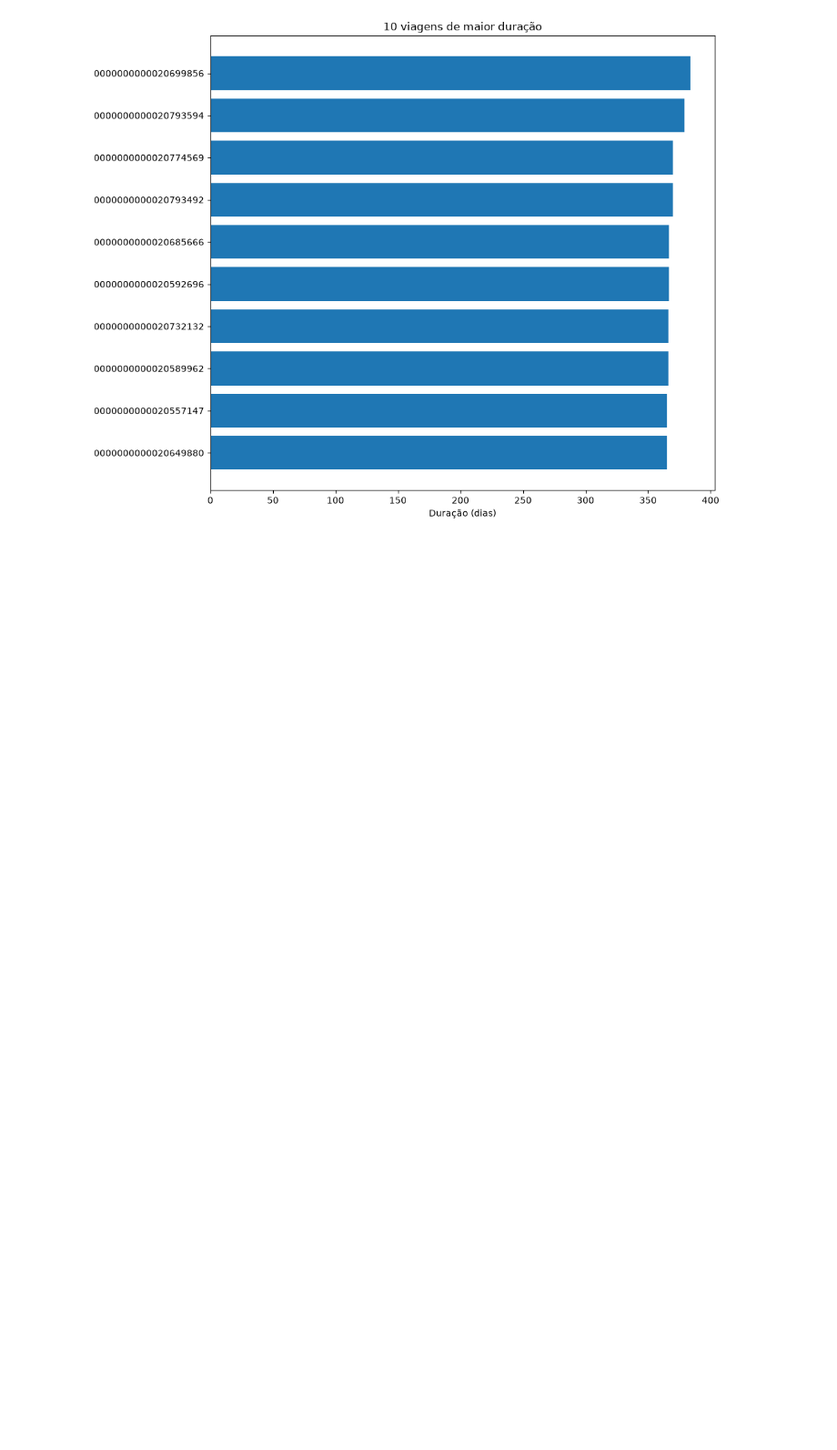
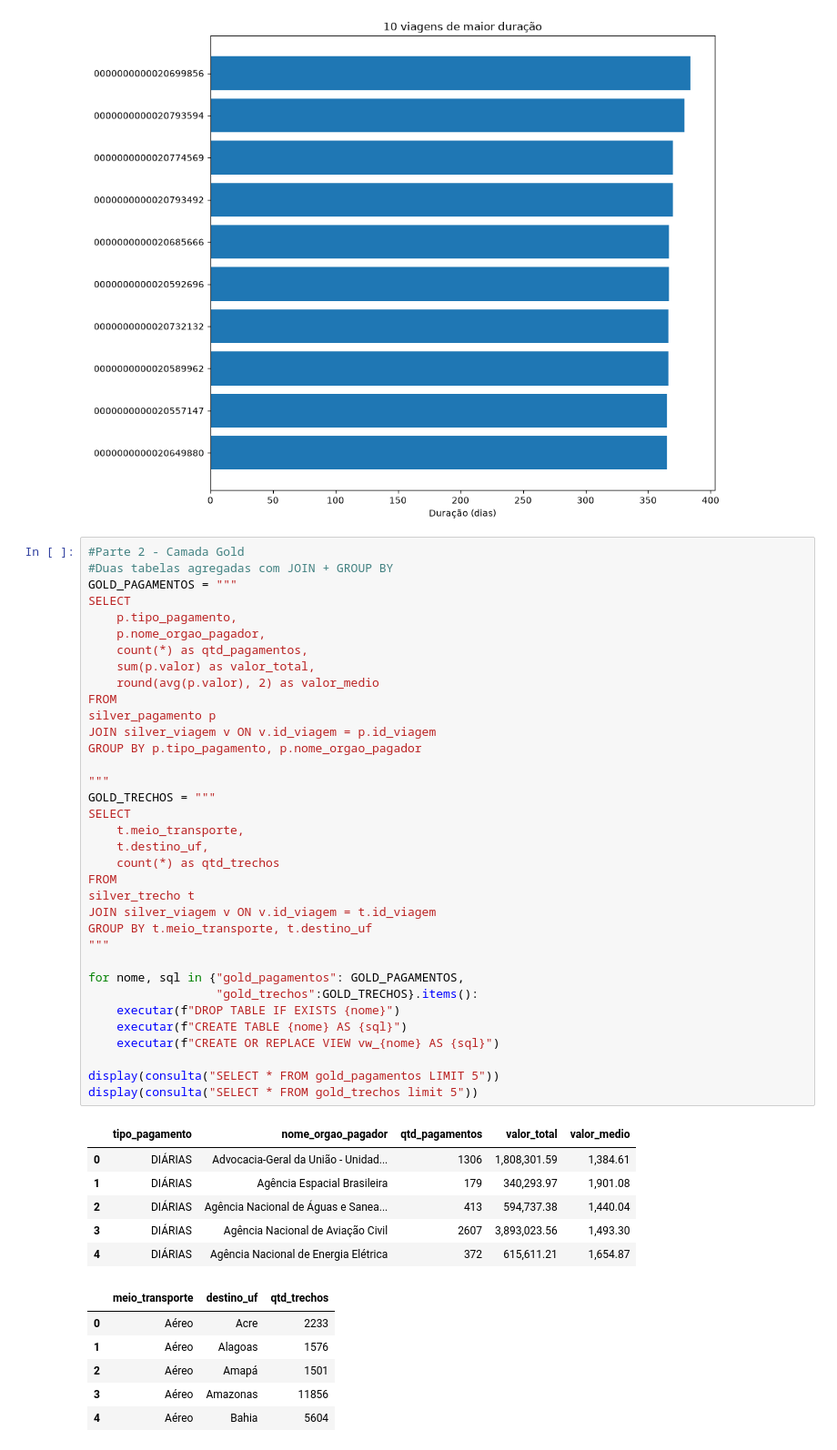
Before and after one commit to jhenrique131/M-dulo-1---Projeto-de-Recupera-o, a Jupyter notebook: 3_analise.ipynb, the cells around one changed output. Shown at 91% size. Saved outputs shown, nothing was run; the diff lists cells and outputs as text; blank space fills up the shorter version.

Commit message:
Implementa Arquivo 3_analise.ipynb - GOLD Pagamentos e GOLD Trechos

```diff
--- a/3_analise.ipynb
+++ b/3_analise.ipynb
@@ -135,3 +135,51 @@ grafico_barras(q3, "id_viagem", "duracao_dias",
 | 9 | 0000000000020649880 | Ministério da Justiça e Segurança... | 2025-01-01 | 2025-12-31 | 365 | 207,220.14 |
 Resposta: viagem 0000000000020699856 - 384 dias, custo total R$ 0.00
 [figure]
+# %%
+#Parte 2 - Camada Gold
+#Duas tabelas agregadas com JOIN + GROUP BY
+GOLD_PAGAMENTOS = """
+SELECT
+    p.tipo_pagamento,
+    p.nome_orgao_pagador,
+    count(*) as qtd_pagamentos,
+    sum(p.valor) as valor_total,
+    round(avg(p.valor), 2) as valor_medio
+FROM
+silver_pagamento p
+JOIN silver_viagem v ON v.id_viagem = p.id_viagem
+GROUP BY p.tipo_pagamento, p.nome_orgao_pagador
+
+"""
+GOLD_TRECHOS = """
+SELECT
+    t.meio_transporte,
+    t.destino_uf,
+    count(*) as qtd_trechos
+FROM
+silver_trecho t
+JOIN silver_viagem v ON v.id_viagem = t.id_viagem
+GROUP BY t.meio_transporte, t.destino_uf
+"""
+
+for nome, sql in {"gold_pagamentos": GOLD_PAGAMENTOS,
+                  "gold_trechos":GOLD_TRECHOS}.items():
+    executar(f"DROP TABLE IF EXISTS {nome}")
+    executar(f"CREATE TABLE {nome} AS {sql}")
+    executar(f"CREATE OR REPLACE VIEW vw_{nome} AS {sql}")
+
+display(consulta("SELECT * FROM gold_pagamentos LIMIT 5"))
+display(consulta("SELECT * FROM gold_trechos limit 5"))
+# %% [output]
+|  | tipo_pagamento | nome_orgao_pagador | qtd_pagamentos | valor_total | valor_medio |
+| 0 | DIÁRIAS | Advocacia-Geral da União - Unidad... | 1306 | 1,808,301.59 | 1,384.61 |
+| 1 | DIÁRIAS | Agência Espacial Brasileira | 179 | 340,293.97 | 1,901.08 |
+| 2 | DIÁRIAS | Agência Nacional de Águas e Sanea... | 413 | 594,737.38 | 1,440.04 |
+| 3 | DIÁRIAS | Agência Nacional de Aviação Civil | 2607 | 3,893,023.56 | 1,493.30 |
+| 4 | DIÁRIAS | Agência Nacional de Energia Elétrica | 372 | 615,611.21 | 1,654.87 |
+|  | meio_transporte | destino_uf | qtd_trechos |
+| 0 | Aéreo | Acre | 2233 |
+| 1 | Aéreo | Alagoas | 1576 |
+| 2 | Aéreo | Amapá | 1501 |
+| 3 | Aéreo | Amazonas | 11856 |
+| 4 | Aéreo | Bahia | 5604 |
```
